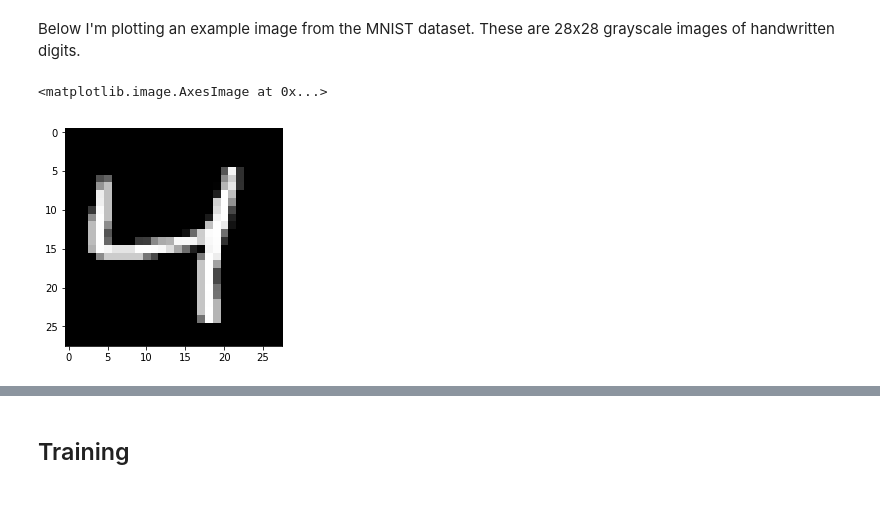
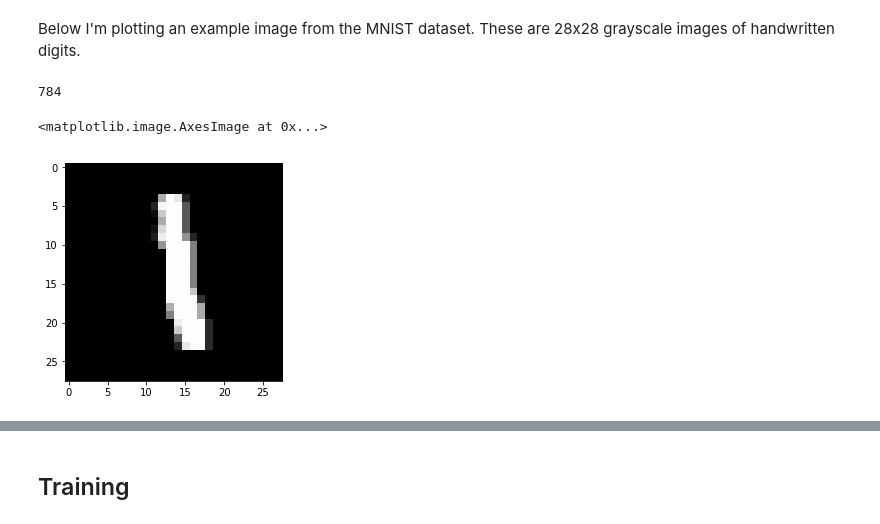
Before and after one commit to prraoo/udacity-dlnd, a Jupyter notebook: autoencoder/Simple_Autoencoder.ipynb, the cells around one changed output, grey strips where cells are left out. Drawn from its saved outputs; the diff is of its cells as text; code cells hidden in the pictures.

```diff
--- a/autoencoder/Simple_Autoencoder.ipynb
+++ b/autoencoder/Simple_Autoencoder.ipynb
@@ -27,11 +27,16 @@ Extracting MNIST_data/t10k-labels-idx1-ubyte.gz
 # %% [markdown]
 Below I'm plotting an example image from the MNIST dataset. These are 28x28 grayscale images of handwritten digits.
+# %%
+shape_ = img.shape
+shape_[0]
+# %% [output]
+784
 # %%
-img = mnist.train.images[2]
+img = mnist.train.images[6]
 plt.imshow(img.reshape((28, 28)), cmap='Greys_r')
 # %% [output]
 <matplotlib.image.AxesImage at 0x...>
-[figure, old version]
+[figure, new version]
 # %% [markdown]
 We'll train an autoencoder with these images by flattening them into 784 length vectors. The images from this dataset are already normalized such that the values are between 0 and 1. Let's start by building basically the simplest autoencoder with a **single ReLU hidden layer**. This layer will be used as the compressed representation. Then, the encoder is the input layer and the hidden layer. The decoder is the hidden layer and the output layer. Since the images are normalized between 0 and 1, we need to use a **sigmoid activation on the output layer** to get values matching the input.
 
```
Also changed, not shown: parts of 3 cells of this notebook.
